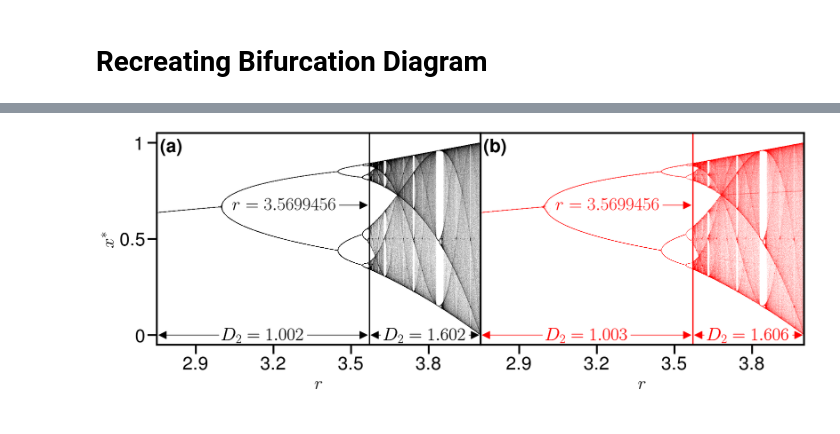
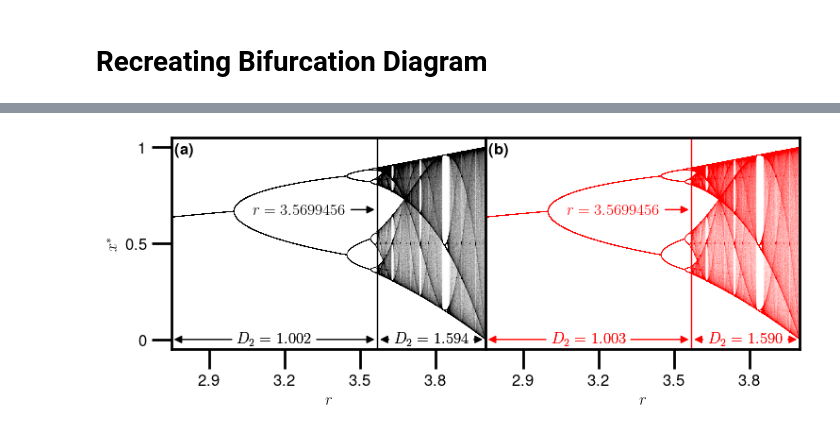
Before and after one commit to apnea/TreeDOX_Tree-based_Learning_for_High-Fidelity_Prediction_of_Chaos, a Jupyter notebook: Logistic_Map.ipynb, the cells around one changed output, grey strips where cells are left out. Drawn from its saved outputs; the diff is of its cells as text; code cells hidden in the pictures.

```diff
--- a/Logistic_Map.ipynb
+++ b/Logistic_Map.ipynb
@@ -990,7 +1452,7 @@ fixed_pt_test_interp.shape, fixed_pt_test_interp[fixed_pt_test_interp[:,0]<=r_ch
 hausdorff_dims_test = []
 
 # pre-chaos
-hausdorff_test_nc = hausdorff_dimension(fixed_pt_test_interp[fixed_pt_test_interp[:,0]<=r_chaos][::75], num=75, lims=None, remove_pval=0.05,
+hausdorff_test_nc = hausdorff_dimension(fixed_pt_test[fixed_pt_test[:,0]<=r_chaos][::75], num=75, lims=None, remove_pval=0.05,
                                         mode='highest_r2',
                                         param=0.25, debug_plots=True, debug_data=False)
 hausdorff_dims_test.append(hausdorff_test_nc)
@@ -1004,7 +1466,7 @@ hausdorff_dims_test.append(hausdorff_test_c)
 print(hausdorff_test_c)
 
 # all
-hausdorff_test_all = hausdorff_dimension(fixed_pt_test_interp[::150], num=75, lims=None, remove_pval=0.05,
+hausdorff_test_all = hausdorff_dimension(fixed_pt_test[::150], num=75, lims=None, remove_pval=0.05,
                                          mode='highest_r2',
                                          param=0.25, debug_plots=True, debug_data=False)
 hausdorff_dims_test.append(hausdorff_test_all)
@@ -1050,9 +1512,9 @@ print(hausdorff_pred_all)
 correlation_dims_test = []
 
 # pre-chaos
-correlation_test_nc = correlation_dimension(fixed_pt_test[fixed_pt_test[:,0]<=r_chaos][::500], num=75, lims=None, remove_pval=0.1,
+correlation_test_nc = correlation_dimension(fixed_pt_test[fixed_pt_test[:,0]<=r_chaos][::25], num=75, lims=None, remove_pval=0.5,
                                         mode='highest_r2',
-                                        param=0.25, debug_plots=True, debug_data=False)
+                                        param=0.5, debug_plots=True, debug_data=False)
 # correlation_test_nc = correlation_dimension(fixed_pt_test_interp[fixed_pt_test_interp[:,0]<=r_chaos][::100], num=75, lims=None, remove_pval=0.1,
 #                                         mode='highest_r2',
 #                                         param=0.25, debug_plots=True, debug_data=False)
@@ -1067,7 +1529,7 @@ correlation_dims_test.append(correlation_test_c)
 print(correlation_test_c)
 
 # all
-correlation_test_all = correlation_dimension(fixed_pt_test_interp[::100], num=75, lims=None, remove_pval=0.1,
+correlation_test_all = correlation_dimension(fixed_pt_test[::100], num=75, lims=None, remove_pval=0.1,
                                          mode='highest_r2',
                                          param=0.35, debug_plots=True, debug_data=False)
 correlation_dims_test.append(correlation_test_all)
@@ -1083,9 +1545,9 @@ print(correlation_test_all)
 correlation_dims_pred = []
 
 # pre-chaos
-correlation_pred_nc = correlation_dimension(fixed_pt_pred[fixed_pt_pred[:,0]<=r_chaos][::60], num=75, lims=None, remove_pval=0.1,
+correlation_pred_nc = correlation_dimension(fixed_pt_pred[fixed_pt_pred[:,0]<=r_chaos][::25], num=75, lims=None, remove_pval=0.5,
                                         mode='highest_r2',
-                                        param=0.25, debug_plots=True, debug_data=False)
+                                        param=0.5, debug_plots=True, debug_data=False)
 correlation_dims_pred.append(correlation_pred_nc)
 print(correlation_pred_nc)
 
@@ -1119,26 +1581,26 @@ else:
     dim_test, dim_pred = hausdorff_dims_test, hausdorff_dims_pred
     dim_label = 'D_B'
 
-fontsize=30
+fontsize=12
 
 plt.rc('text', usetex=True)
 plt.rc('xtick',labelsize=fontsize)
 plt.rc('ytick',labelsize=fontsize)
 
-fig, axs = plt.subplots(1,2,figsize=(16, 6), sharey=True)
+fig, axs = plt.subplots(1,2,figsize=(7.5, 3), sharey=True)
 ax1, ax2 = axs
 
 plot_stride = 1
 
 ax1.scatter(fixed_pt_test[fixed_pt_test[:,0]<=r_chaos][:,0], fixed_pt_test[fixed_pt_test[:,0]<=r_chaos][:,1],
-            s=0.5, marker='.', facecolor='k', edgecolor='none', rasterized=True)
+            s=0.25, marker='.', facecolor='k', edgecolor='none', rasterized=True)
 ax1.scatter(fixed_pt_test[fixed_pt_test[:,0]>=r_chaos][:,0], fixed_pt_test[fixed_pt_test[:,0]>=r_chaos][:,1],
-            s=0.1, marker='.', facecolor='k', edgecolor='none', rasterized=True)
+            s=0.025, marker='.', facecolor='k', edgecolor='none', rasterized=True)
 
 ax2.scatter(fixed_pt_pred[fixed_pt_pred[:,0]<=r_chaos][:,0], fixed_pt_pred[fixed_pt_pred[:,0]<=r_chaos][:,1],
-            s=0.5, marker='.', facecolor='r', edgecolor='none', rasterized=True)
+            s=0.25, marker='.', facecolor='r', edgecolor='none', rasterized=True)
 ax2.scatter(fixed_pt_pred[fixed_pt_pred[:,0]>=r_chaos][:,0], fixed_pt_pred[fixed_pt_pred[:,0]>=r_chaos][:,1],
-            s=0.1, marker='.', facecolor='r', edgecolor='none', rasterized=True)
+            s=0.025, marker='.', facecolor='r', edgecolor='none', rasterized=True)
 
 # ax1.plot(fixed_pt_test[fixed_pt_test[:,0]<=r_chaos][::plot_stride,0],
 #          fixed_pt_test[fixed_pt_test[:,0]<=r_chaos][::plot_stride,1],'k.',ms=.03,zorder=10, rasterized=True)
@@ -1169,7 +1631,7 @@ xlim = ax1.get_xlim()
 ylim = ax1.get_ylim()
 
 
-ax1.plot([r_chaos,r_chaos],ylim,'k',zorder=0,lw=2)
+ax1.axvline(r_chaos,c='k',zorder=0,lw=1)
 # ax1.plot([xlim[0],xlim[0]],ylim,'k',zorder=0,lw=2)
 # ax1.fill_between([xlim[0],r_chaos],ylim[0],ylim[1],color='r',alpha=0.1)
 height = 0
@@ -1200,7 +1662,7 @@ ax1.annotate(r'${:} = {:.3f}$'.format(dim_label, dim_test[1]), xy=(xlim[1],heigh
 #              arrowprops=dict(arrowstyle='-|>', connectionstyle='arc3', fc='k'))
 
 
-ax2.plot([r_chaos,r_chaos],ylim,'r',zorder=0,lw=2)
+ax2.axvline(r_chaos,c='r',zorder=0,lw=1)
 # ax2.plot([xlim[0],xlim[0]],ylim,'k',zorder=0,lw=2)
 # ax2.fill_between([xlim[0],r_chaos],ylim[0],ylim[1],color='r',alpha=0.1)
 height = 0
@@ -1239,38 +1701,38 @@ ax1.set_xticks(xticks)
 ax1.set_xticklabels(xticks)
 ax2.set_xticks(xticks)
 ax2.set_xticklabels(xticks)
 
 ax1.tick_params(bottom=True, top=False, left=True, right=False)
 ax2.tick_params(bottom=True, top=False, left=False, right=False)
 
 
 plt.tight_layout()
 plt.subplots_adjust(hspace=0,wspace=0)
 fig.align_labels([axs])
 
 
-plt.setp(ax1.spines.values(), linewidth=3, zorder=100)
-plt.setp(ax2.spines.values(), linewidth=3, zorder=100)
-ax1.tick_params(length=15,width=3)
-ax2.tick_params(length=15,width=3)
+plt.setp(ax1.spines.values(), linewidth=2, zorder=100)
+plt.setp(ax2.spines.values(), linewidth=2, zorder=100)
+ax1.tick_params(length=15,width=2)
+ax2.tick_params(length=15,width=2)
 ax1.annotate(r'\textbf{(a)}', xy=(0.01,0.975), ha='left', va='top', xycoords="axes fraction", fontsize=fontsize,
               bbox=dict(boxstyle='round,pad=0.1,rounding_size=0.5',fc='w',ec=None,lw=0,alpha=1))
 ax2.annotate(r'\textbf{(b)}', xy=(0.01,0.975), ha='left', va='top', xycoords="axes fraction", fontsize=fontsize,
               bbox=dict(boxstyle='round,pad=0.1,rounding_size=0.5',fc='w',ec=None,lw=0,alpha=1))
 
 ax1.annotate(fr'$r={r_chaos}$', xy=(r_chaos,0.675), ha='right', va='center', xycoords='data', fontsize=fontsize,
              xytext=(r_chaos-0.1*np.diff(ax1.get_xlim()),0.675), textcoords='data', color='k',
              arrowprops=dict(arrowstyle='-|>', connectionstyle='arc3', color='k', fc='k'))
 ax2.annotate(fr'$r={r_chaos}$', xy=(r_chaos,0.675), ha='right', va='center', xycoords='data', fontsize=fontsize,
              xytext=(r_chaos-0.1*np.diff(ax2.get_xlim()),0.675), textcoords='data', color='r',
              arrowprops=dict(arrowstyle='-|>', connectionstyle='arc3', color='r', fc='r'))
 
 
-title = 'Predicted Logistic Bifurcation'
-# plt.savefig(fig_dir+title+'.eps',bbox_inches='tight',pad_inches=0.2, dpi=200)
+title = 'Predicted_Logistic_Bifurcation'
+plt.savefig(fig_dir+title+'.eps',bbox_inches='tight',pad_inches=0.2, dpi=200)
 plt.savefig(fig_dir+title+'.jpg',bbox_inches='tight',pad_inches=0.2, dpi=500)
-plt.savefig(fig_dir+title+'.pdf',bbox_inches='tight',pad_inches=0.2, dpi=400)
+plt.savefig(fig_dir+title+'.pdf',bbox_inches='tight',pad_inches=0.2, dpi=2500)
 plt.show()
 plt.close(fig)
 # %% [output]
-[figure, old version]
+[figure, new version]
```
Also changed, not shown: parts of 16 cells of this notebook, 2 other files.
